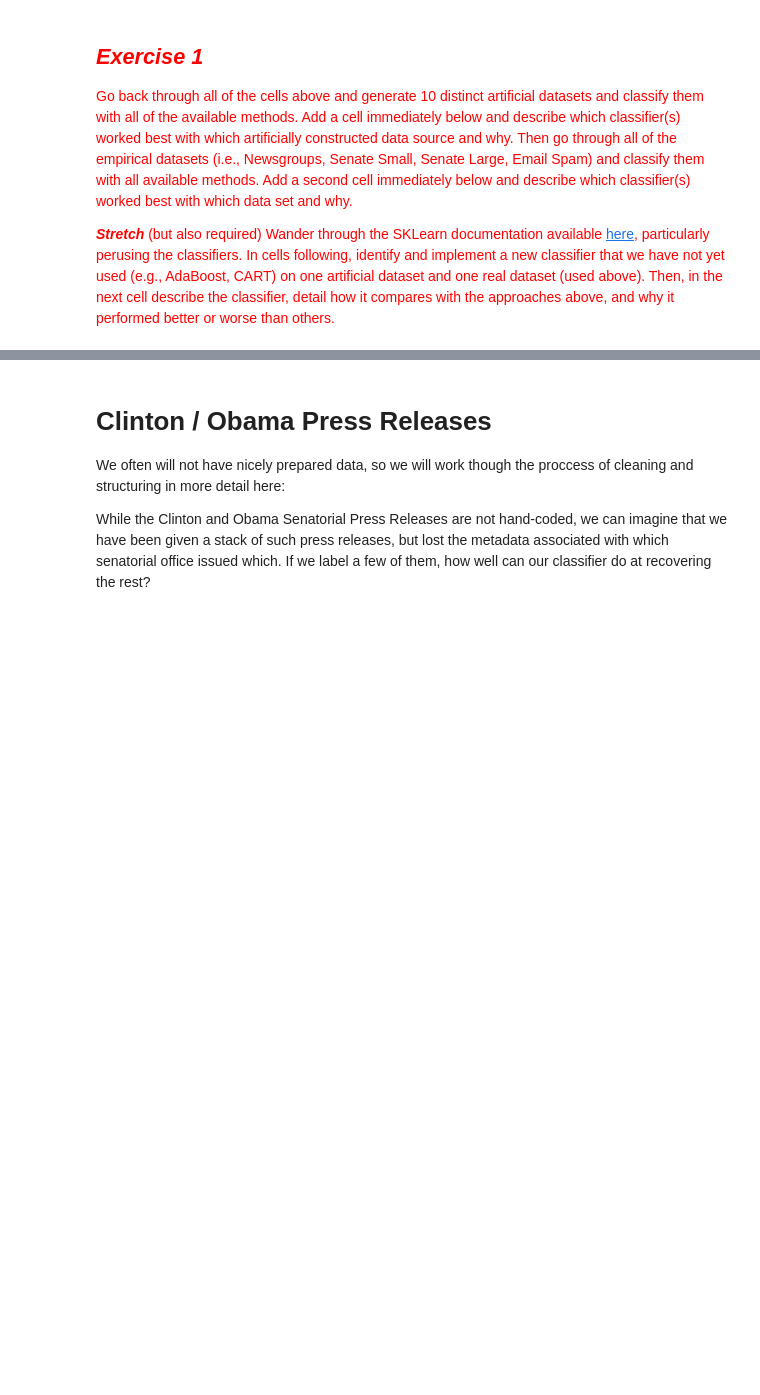
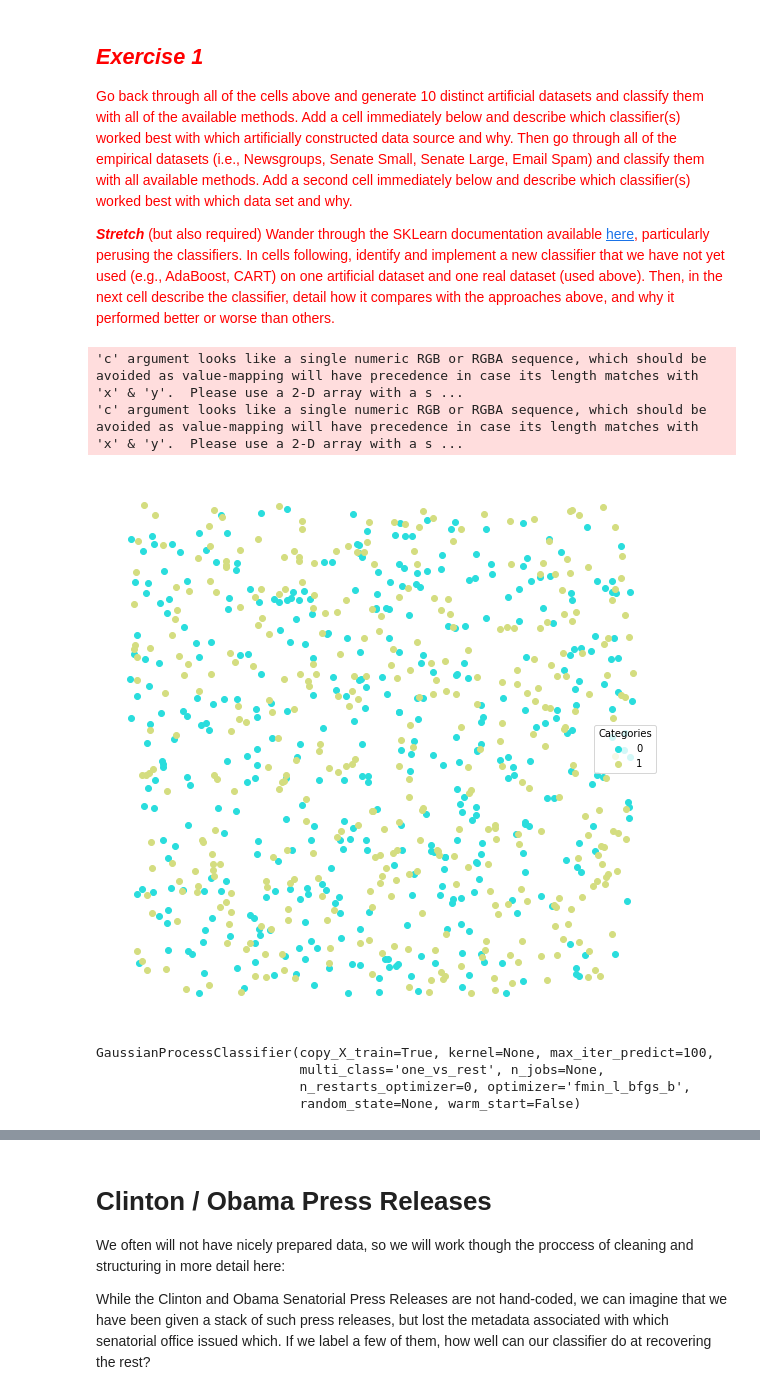
Before and after one commit to iamlaurenbeard/Content-Analysis-2020, a Jupyter notebook: week-3/3-classification-beard.ipynb, the cells around one changed output, grey strips where cells are left out. Saved outputs shown, nothing was run; the diff lists cells and outputs as text; code cells hidden in the pictures; blank space fills up the shorter version.

```diff
--- a/week-3/3-classification-beard.ipynb
+++ b/week-3/3-classification-beard.ipynb
@@ -288,0 +284,20 @@ lucem_illud_2020.plotregions(clf, dfTrain)
+# %%
+# stretchReal (real)
+noise = .1
+dftrain_stretchA, dfTest_stretchA = lucem_illud_2020.trainTestSplit(lucem_illud_2020.random())
+lucem_illud_2020.plotter(dftrain_stretchA)
+# %% [output]
+'c' argument looks like a single numeric RGB or RGBA sequence, which should be avoided as value-mapping will have precedence in case its length matches with 'x' & 'y'.  Please use a 2-D array with a s ...
+'c' argument looks like a single numeric RGB or RGBA sequence, which should be avoided as value-mapping will have precedence in case its length matches with 'x' & 'y'.  Please use a 2-D array with a s ...
+[figure, added]
+# %%
+# Gaussian process
+from sklearn.gaussian_process import GaussianProcessClassifier
+clf_stretchA = sklearn.gaussian_process.GaussianProcessClassifier()
+
+clf_stretchA.fit(np.stack(dftrain_stretchA['vect'], axis=0), dftrain_stretchA['category'])
+# %% [output]
+GaussianProcessClassifier(copy_X_train=True, kernel=None, max_iter_predict=100,
+                          multi_class='one_vs_rest', n_jobs=None,
+                          n_restarts_optimizer=0, optimizer='fmin_l_bfgs_b',
+                          random_state=None, warm_start=False)
```
Also changed, not shown: parts of 37 cells of this notebook.
